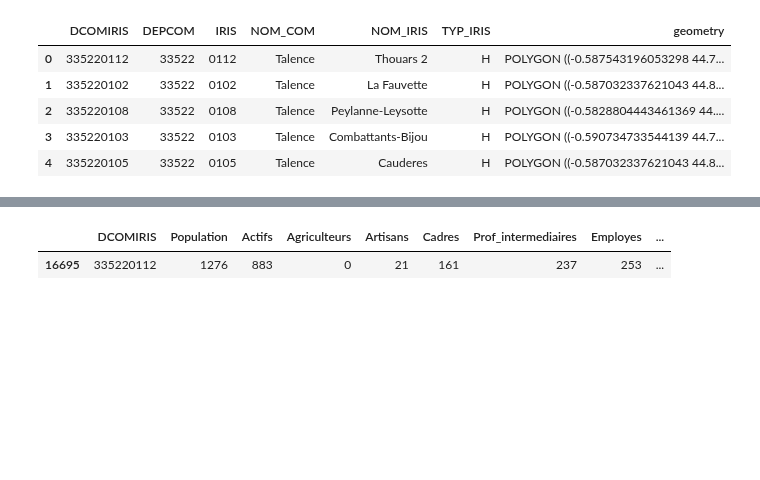
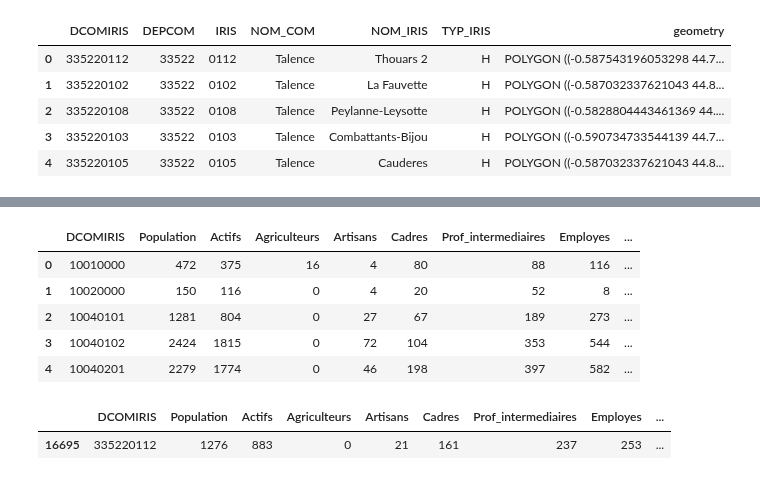
Before and after one commit to du-phan/Electoral-Analysis, a Jupyter notebook: iris_data_cleaning.ipynb, the cells around one changed output, grey strips where cells are left out. Cells and saved outputs as stored; diff of their text form; code cells hidden in the pictures; blank space fills up the shorter version.

```diff
--- a/iris_data_cleaning.ipynb
+++ b/iris_data_cleaning.ipynb
@@ -78,9 +110,9 @@ def convert_code(data): # convert code from str to int and replace 2AXXX or 2BXX
         new_iris_list = [int(code) if code.isdigit() else to_digit(code) for code in iris_list]
         new_data['DCOMIRIS'] = new_iris_list
 
-        depcom_list = new_data['DEPCOM'].tolist()
-        new_depcom_list = [int(code) if code.isdigit() else to_digit(code) for code in depcom_list]
-        new_data['DEPCOM'] = new_depcom_list
+        #depcom_list = new_data['DEPCOM'].tolist()
+        #new_depcom_list = [int(code) if code.isdigit() else to_digit(code) for code in depcom_list]
+        #new_data['DEPCOM'] = new_depcom_list
 
         return new_data
 # %%
@@ -104,3 +130,9 @@ activite_resident = float_to_int(activite_resident)
+# %%
+talence_data = data_to_string(talence_data)
+talence_data = rename_column(talence_data)
+# %%
+talence_data = convert_code(talence_data)
+talence_data = float_to_int(talence_data)
 # %%
 def extract_df(data, variable_list, variable_name):
     new_data = data.copy()
@@ -109,11 +141,25 @@ def extract_df(data, variable_list, variable_name):
     new_data.columns = variable_name
     return new_data
 # %%
-variable_list = ['DCOMIRIS','P12_POP1564','C12_ACT1564','C12_ACT1564_CS1','C12_ACT1564_CS2',
+variable_act_resident = ['DCOMIRIS','P12_POP1564','C12_ACT1564','C12_ACT1564_CS1','C12_ACT1564_CS2',
                  'C12_ACT1564_CS3','C12_ACT1564_CS4','C12_ACT1564_CS5','C12_ACT1564_CS6','P12_CHOM1564','P12_RETR1564']
+variable_logement = ['P12_NPER_RP','P12_NPER_RP_PROP']
+variable_struct_pop = ['P12_POP','P12_POP_IMM']
+
+variable_list = list(variable_act_resident+variable_logement+variable_struct_pop)
 variable_name = ['DCOMIRIS', 'Population', 'Actifs','Agriculteurs','Artisans','Cadres',
-                'Prof_intermediaires','Employes', 'Ouvriers','Chomeurs','Retraites']
-act_resident = extract_df(activite_resident, variable_list, variable_name)
+                'Prof_intermediaires','Employes', 'Ouvriers','Chomeurs','Retraites','Personnes_res_prin','Proprietaire',
+                'Population_2012','Immigrant']
+act_resident = extract_df(talence_data, variable_list, variable_name)
+# %%
+act_resident.head()
+# %% [output]
+|  | DCOMIRIS | Population | Actifs | Agriculteurs | Artisans | Cadres | Prof_intermediaires | Employes | ... |
+| 0 | 10010000 | 472 | 375 | 16 | 4 | 80 | 88 | 116 | ... |
+| 1 | 10020000 | 150 | 116 | 0 | 4 | 20 | 52 | 8 | ... |
+| 2 | 10040101 | 1281 | 804 | 0 | 27 | 67 | 189 | 273 | ... |
+| 3 | 10040102 | 2424 | 1815 | 0 | 72 | 104 | 353 | 544 | ... |
+| 4 | 10040201 | 2279 | 1774 | 0 | 46 | 198 | 397 | 582 | ... |
 # %%
 act_resident[act_resident.DCOMIRIS == 335220112]
 # %% [output]
```
Also changed, not shown: parts of 14 cells of this notebook.
